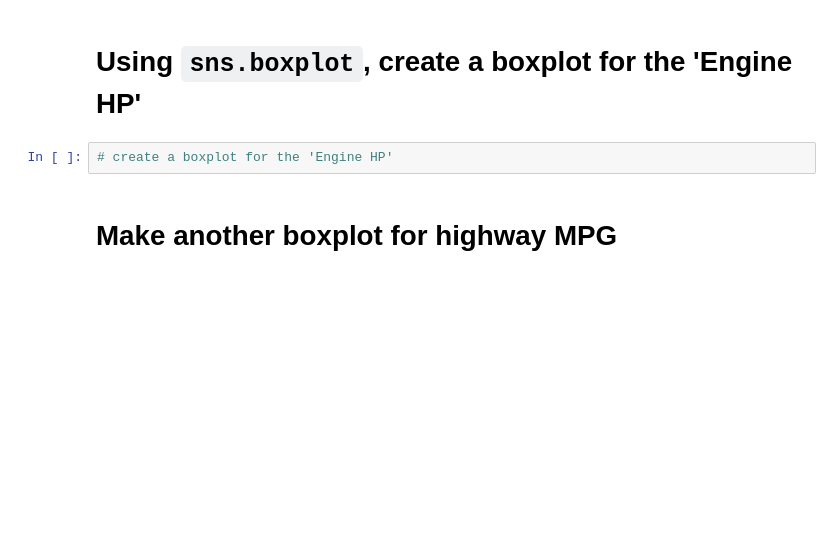
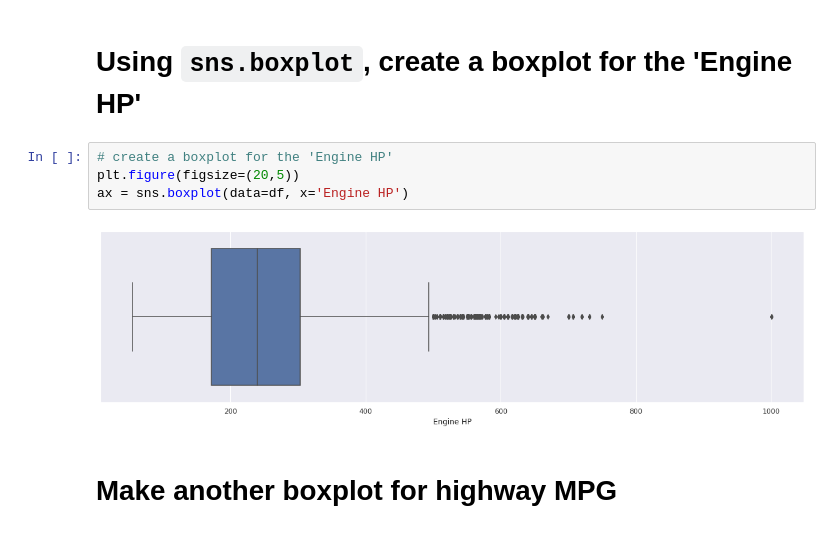
Before and after one commit to okGus/2021-fall-data-science, a Jupyter notebook: Week-02-EDA/Exercise-EDA.ipynb, the cells around one changed output. Saved outputs shown, nothing was run; the diff lists cells and outputs as text; blank space fills up the shorter version.

```diff
--- a/Week-02-EDA/Exercise-EDA.ipynb
+++ b/Week-02-EDA/Exercise-EDA.ipynb
@@ -256,6 +244,10 @@ ax.set(xlim=(0,100000))
 # Using `sns.boxplot`, create a boxplot for the 'Engine HP'
 # %%
 # create a boxplot for the 'Engine HP'
+plt.figure(figsize=(20,5))
+ax = sns.boxplot(data=df, x='Engine HP')
+# %% [output]
+[figure, added]
 # %% [markdown]
 # Make another boxplot for highway MPG
 # %%
```
Also changed, not shown: parts of 17 cells of this notebook.
